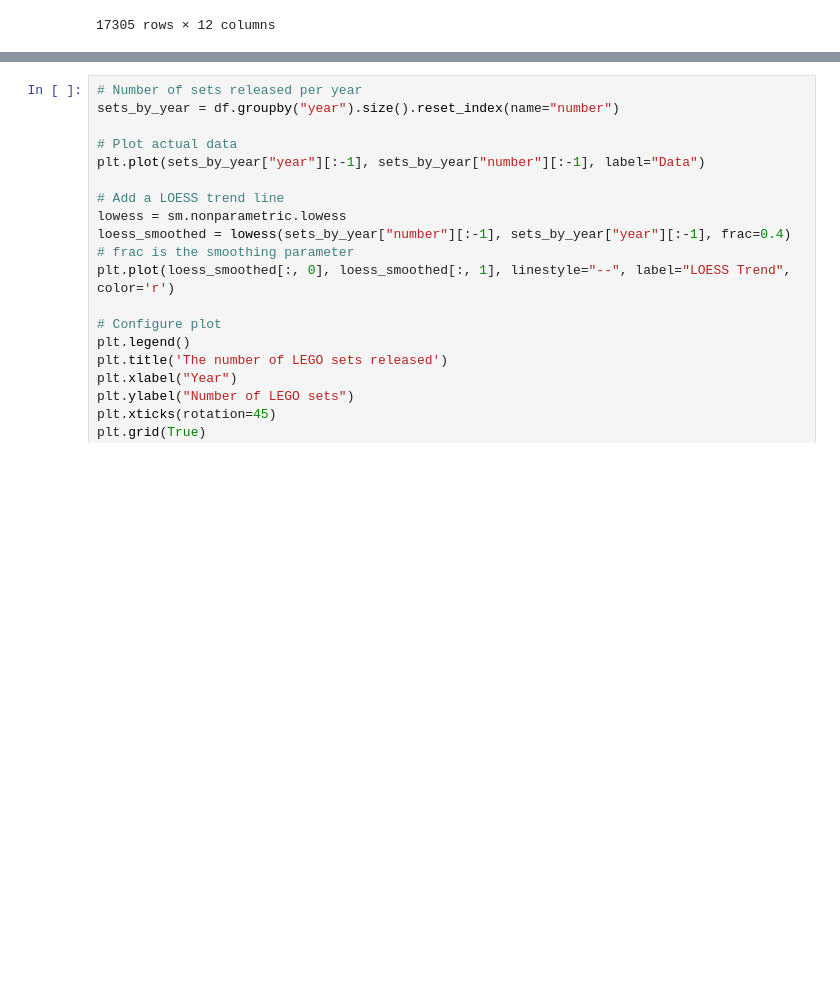
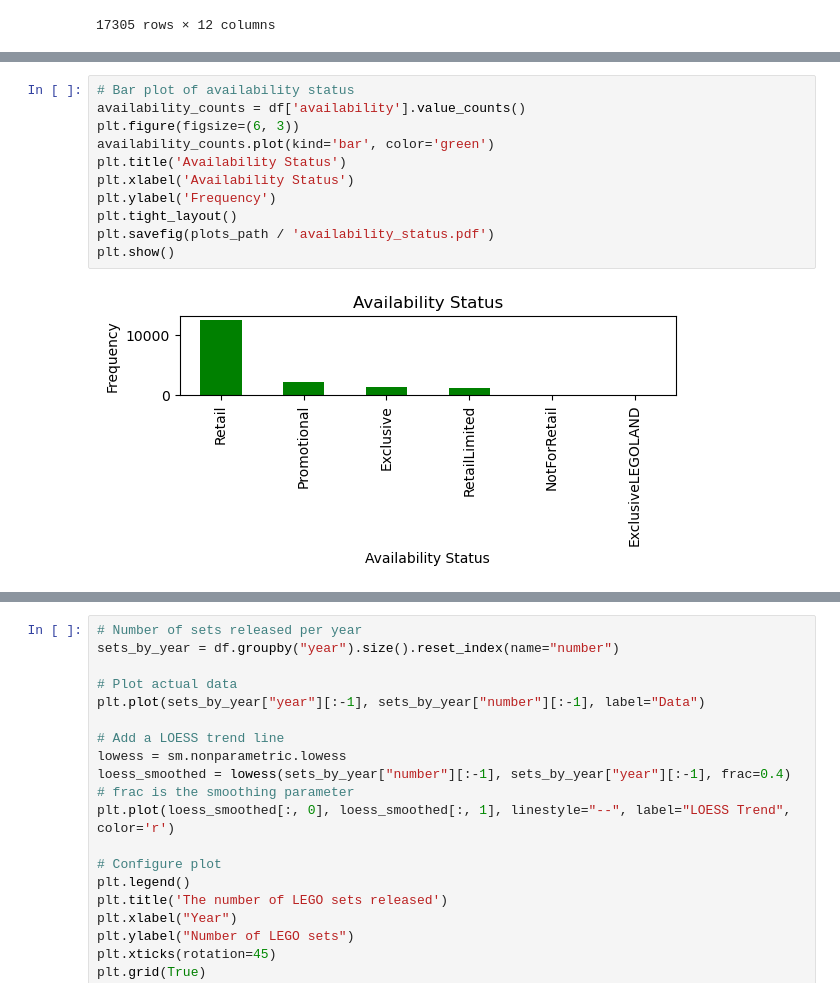
Before and after one commit to dawidgrabarczyk/lego-investment-analysis, a Jupyter notebook: lego.ipynb, the cells around one changed output, grey strips where cells are left out. Drawn from its saved outputs; the diff is of its cells as text; blank space fills up the shorter version.

```diff
--- a/lego.ipynb
+++ b/lego.ipynb
@@ -252,0 +263,13 @@ The above transformations allowed for a more accurate data format.
+# %%
+# Bar plot of availability status
+availability_counts = df['availability'].value_counts()
+plt.figure(figsize=(6, 3))
+availability_counts.plot(kind='bar', color='green')
+plt.title('Availability Status')
+plt.xlabel('Availability Status')
+plt.ylabel('Frequency')
+plt.tight_layout()
+plt.savefig(plots_path / 'availability_status.pdf')
+plt.show()
+# %% [output]
+[figure, added]
```
Also changed, not shown: parts of 52 cells of this notebook, 16 other files.
